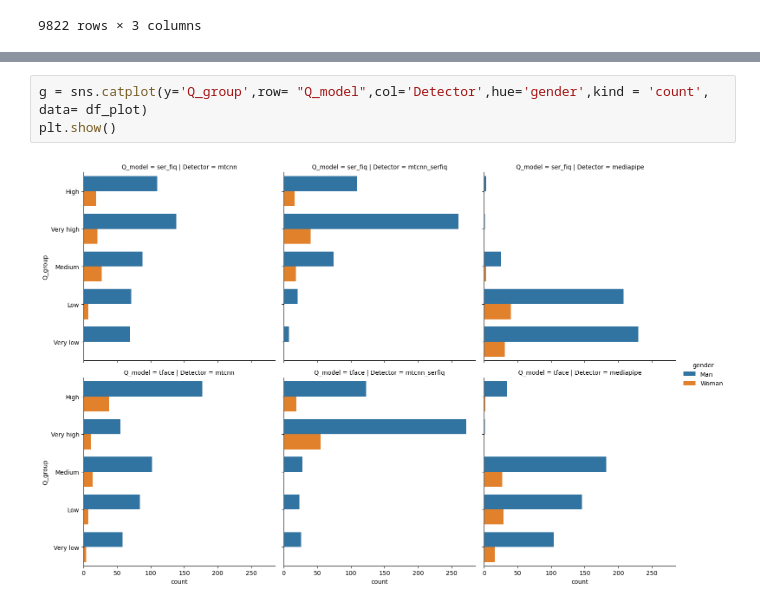
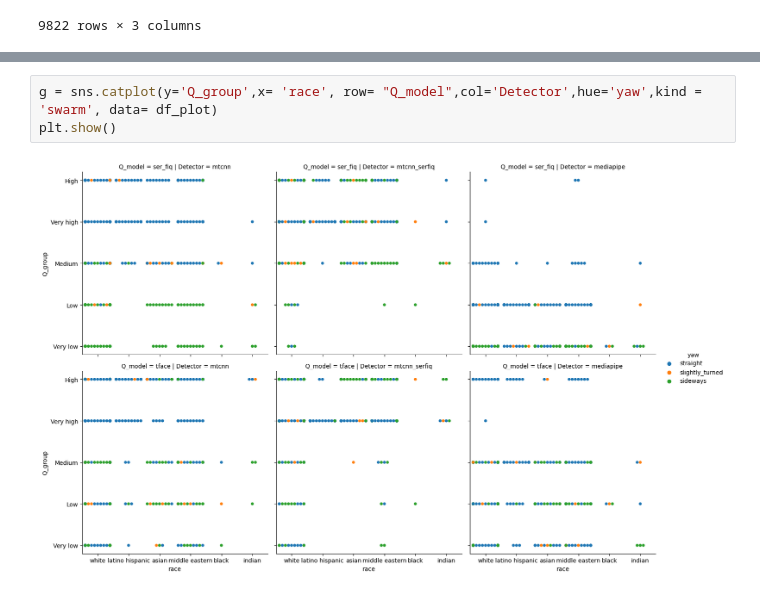
Before and after one commit to AndreaMacarulla/LR-video-face, a Jupyter notebook: process_df.ipynb, the cells around one changed output, grey strips where cells are left out. Saved outputs shown, nothing was run; the diff lists cells and outputs as text.

```diff
--- a/process_df.ipynb
+++ b/process_df.ipynb
@@ -148,8 +221,8 @@ plt.show()
 # %%
-g = sns.catplot(y='Q_group',row= "Q_model",col='Detector',hue='gender',kind = 'count', data= df_plot)
+g = sns.catplot(y='Q_group',x= 'race', row= "Q_model",col='Detector',hue='yaw',kind = 'swarm', data= df_plot)
 plt.show()
 # %% [output]
-[figure, old version]
+[figure, new version]
 # %%
 import plotly.express as px
 
```
Also changed, not shown: parts of 18 cells of this notebook, 1 other file.
